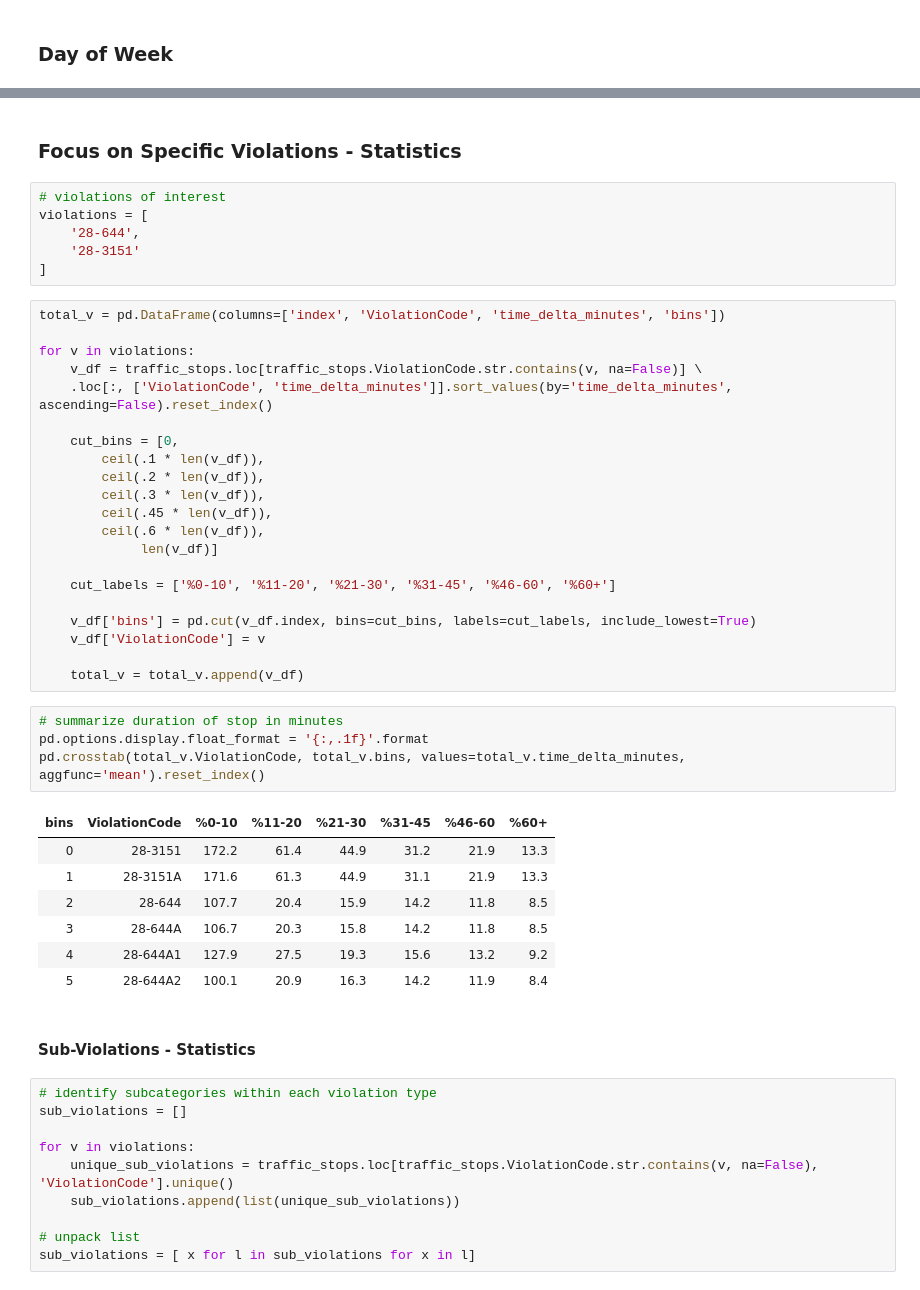
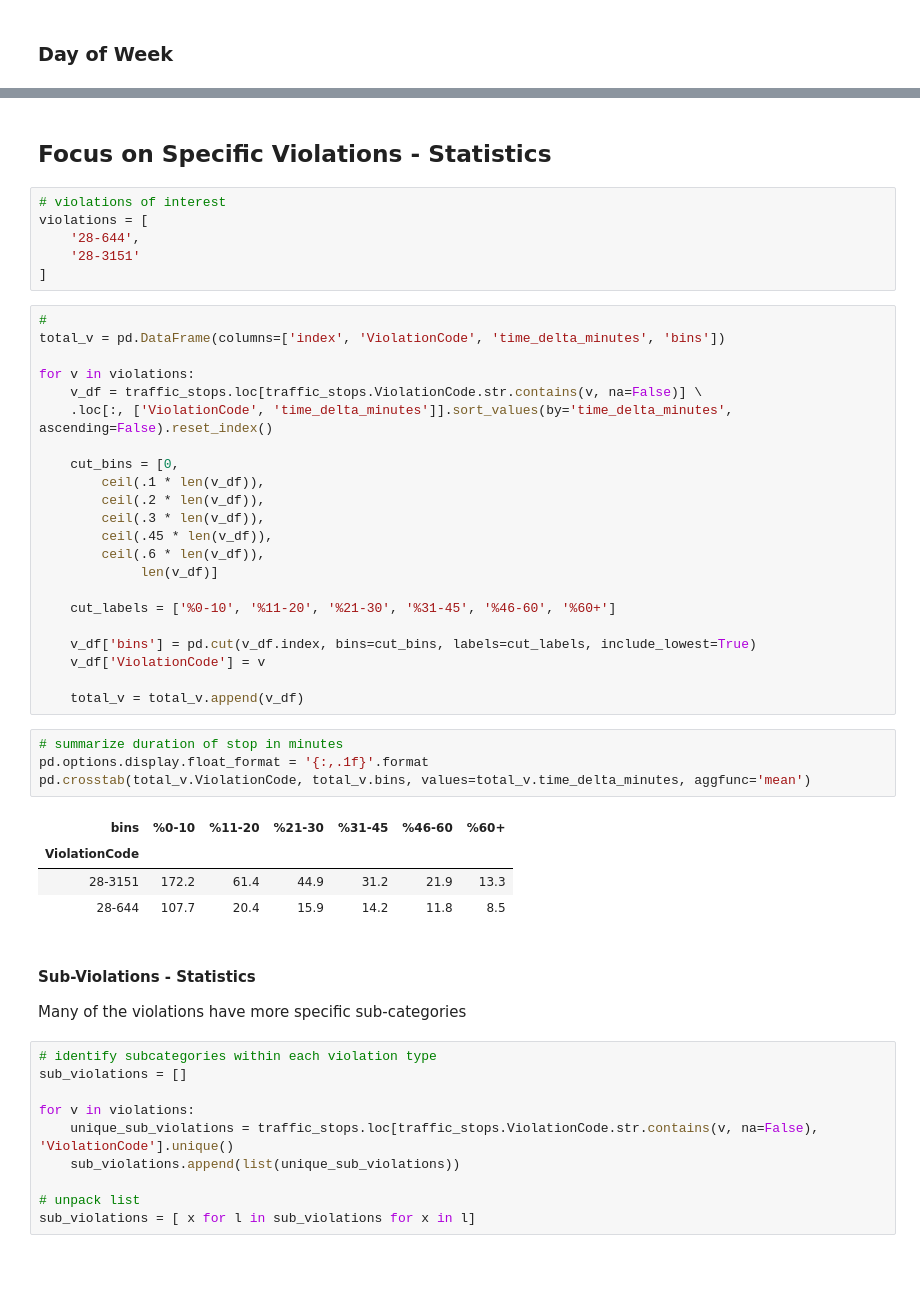
Before and after one commit to mrkjhsn/AZ-Traffic-Stop-Analysis, a Jupyter notebook: 2018_traffic_stop_analysis.ipynb, the cells around one changed output, grey strips where cells are left out. Saved outputs shown, nothing was run; the diff lists cells and outputs as text; blank space fills up the shorter version.

```diff
--- a/2018_traffic_stop_analysis.ipynb
+++ b/2018_traffic_stop_analysis.ipynb
@@ -385,7 +367,7 @@ for i, violation in enumerate(list(traffic_stops.ViolationCode.value_counts().he
 # %% [output]
 [figure]
 # %% [markdown]
-### Focus on Specific Violations - Statistics
+## Focus on Specific Violations - Statistics
 # %%
 # violations of interest
 violations = [
@@ -393,6 +375,7 @@ violations = [
     '28-3151'
 ]
 # %%
+#
 total_v = pd.DataFrame(columns=['index', 'ViolationCode', 'time_delta_minutes', 'bins'])
 
 for v in violations:
@@ -416,17 +399,15 @@ for v in violations:
 # %%
 # summarize duration of stop in minutes
 pd.options.display.float_format = '{:,.1f}'.format
-pd.crosstab(total_v.ViolationCode, total_v.bins, values=total_v.time_delta_minutes, aggfunc='mean').reset_index()
+pd.crosstab(total_v.ViolationCode, total_v.bins, values=total_v.time_delta_minutes, aggfunc='mean')
 # %% [output]
-| bins | ViolationCode | %0-10 | %11-20 | %21-30 | %31-45 | %46-60 | %60+ |
-| 0 | 28-3151 | 172.2 | 61.4 | 44.9 | 31.2 | 21.9 | 13.3 |
-| 1 | 28-3151A | 171.6 | 61.3 | 44.9 | 31.1 | 21.9 | 13.3 |
-| 2 | 28-644 | 107.7 | 20.4 | 15.9 | 14.2 | 11.8 | 8.5 |
-| 3 | 28-644A | 106.7 | 20.3 | 15.8 | 14.2 | 11.8 | 8.5 |
-| 4 | 28-644A1 | 127.9 | 27.5 | 19.3 | 15.6 | 13.2 | 9.2 |
-| 5 | 28-644A2 | 100.1 | 20.9 | 16.3 | 14.2 | 11.9 | 8.4 |
+| bins | %0-10 | %11-20 | %21-30 | %31-45 | %46-60 | %60+ |
+| ViolationCode |  |  |  |  |  |  |
+| 28-3151 | 172.2 | 61.4 | 44.9 | 31.2 | 21.9 | 13.3 |
+| 28-644 | 107.7 | 20.4 | 15.9 | 14.2 | 11.8 | 8.5 |
 # %% [markdown]
 #### Sub-Violations - Statistics
+Many of the violations have more specific sub-categories
 # %%
 # identify subcategories within each violation type
 sub_violations = []
```
Also changed, not shown: parts of 37 cells of this notebook.
